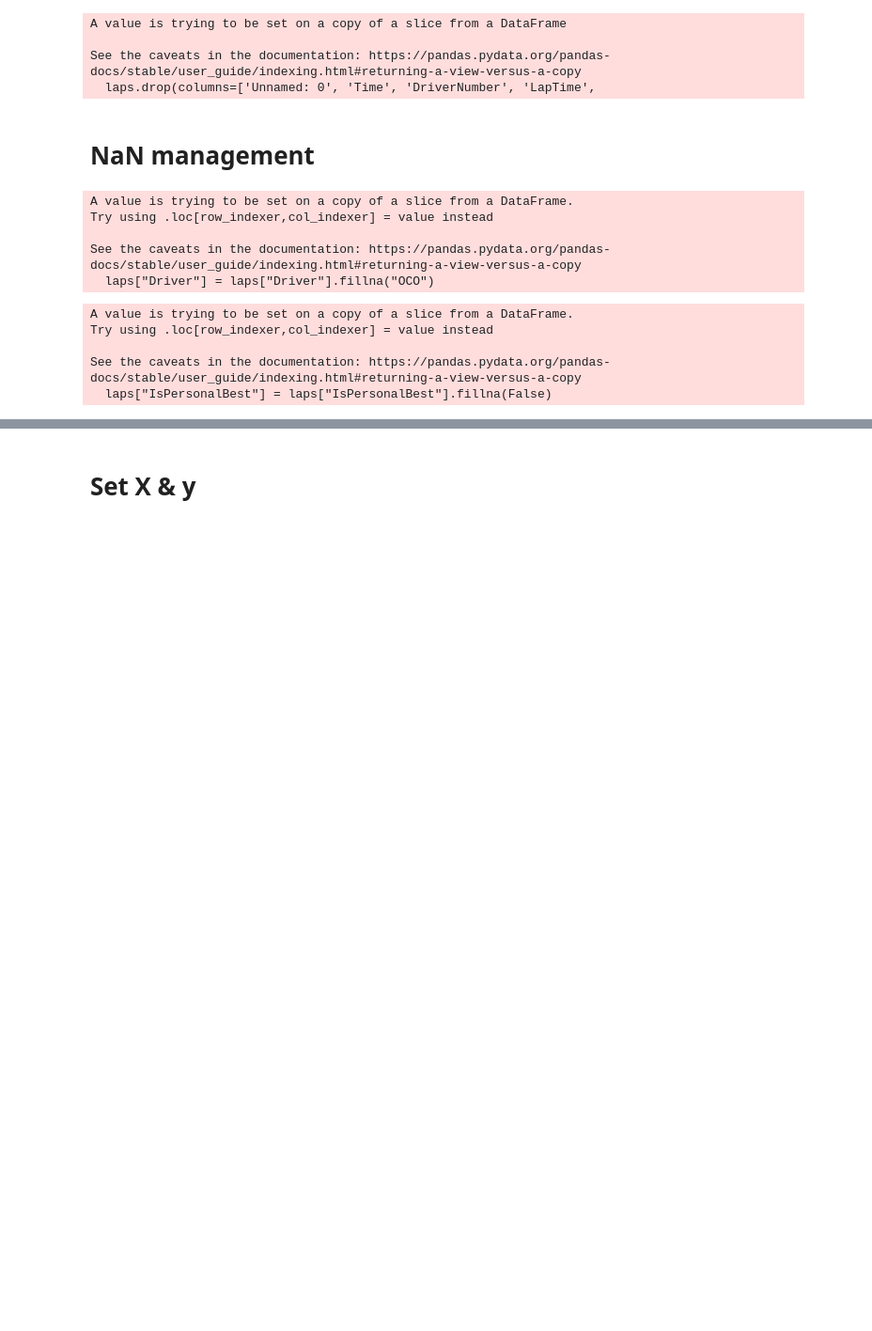
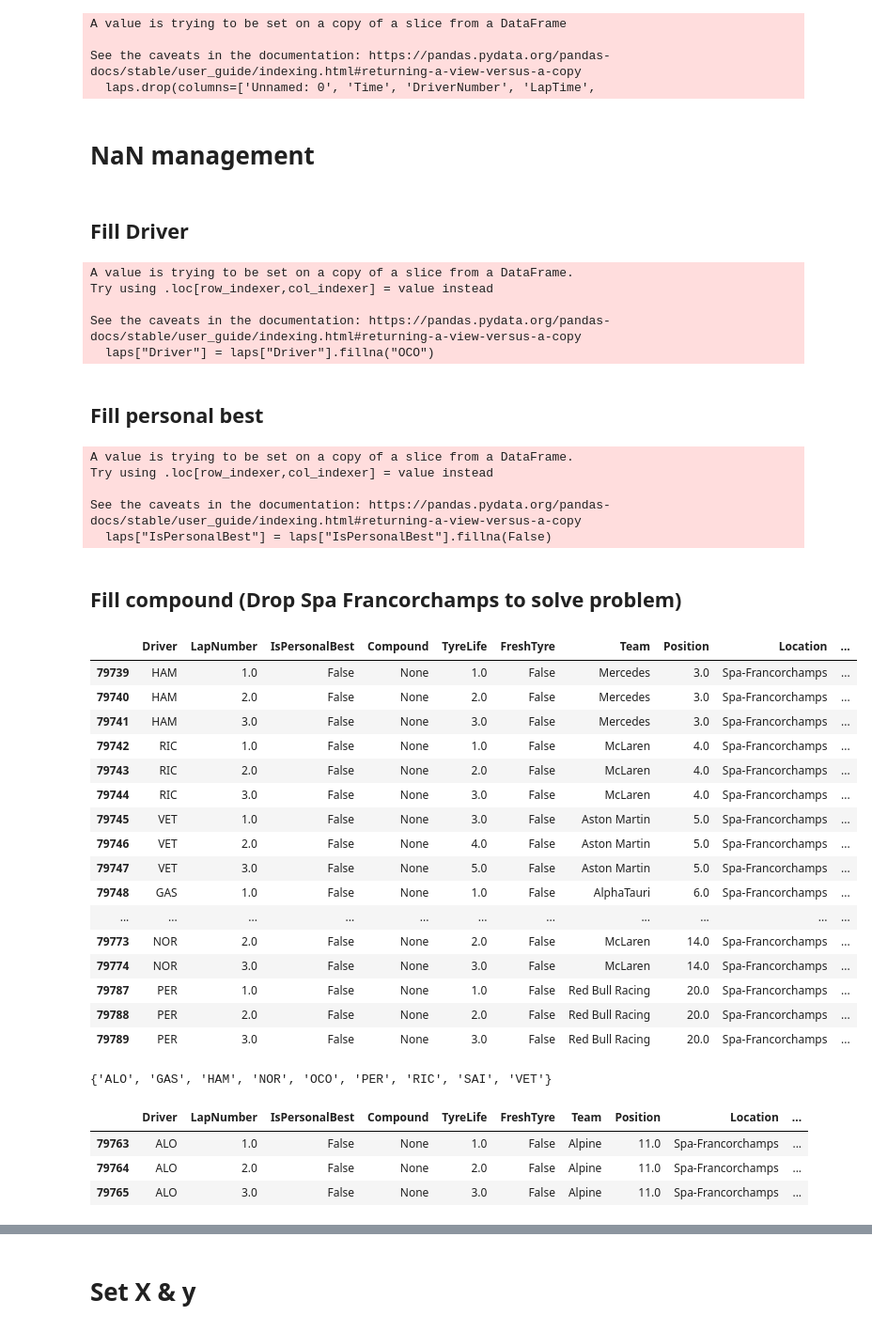
Before and after one commit to le-dav/f1-binottor, a Jupyter notebook: notebooks/model_trials.ipynb, the cells around one changed output, grey strips where cells are left out. Shown: that part at 94% size. Drawn from its saved outputs; the diff is of its cells as text; code cells hidden in the pictures; blank space fills up the shorter version.

```diff
--- a/notebooks/model_trials.ipynb
+++ b/notebooks/model_trials.ipynb
@@ -228,7 +232,7 @@ laps.drop(columns=['Unnamed: 0', 'Time', 'DriverNumber', 'LapTime',
        'Sector3Time', 'Sector1SessionTime', 'Sector2SessionTime',
        'Sector3SessionTime', 'SpeedI1', 'SpeedI2', 'SpeedFL', 'SpeedST',
        'LapStartTime', 'LapStartDate', 'Deleted',
-       'DeletedReason', 'FastF1Generated', 'IsAccurate'], inplace = True)
+       'DeletedReason', 'FastF1Generated', 'IsAccurate', 'TrackStatus'], inplace = True)
 # %% [output]
 A value is trying to be set on a copy of a slice from a DataFrame
 
@@ -247,3 +251,5 @@ See the caveats in the documentation: https://pandas.pydata.org/pandas-docs/stab
+# %% [markdown]
+## Fill Driver
 # %%
 laps["Driver"] = laps["Driver"].fillna("OCO")
 # %% [output]
@@ -252,6 +258,8 @@ Try using .loc[row_indexer,col_indexer] = value instead
 
 See the caveats in the documentation: https://pandas.pydata.org/pandas-docs/stable/user_guide/indexing.html#returning-a-view-versus-a-copy
   laps["Driver"] = laps["Driver"].fillna("OCO")
+# %% [markdown]
+## Fill personal best
 # %%
 laps["IsPersonalBest"] = laps["IsPersonalBest"].fillna(False)
 # %% [output]
@@ -260,3 +268,37 @@ Try using .loc[row_indexer,col_indexer] = value instead
 
 See the caveats in the documentation: https://pandas.pydata.org/pandas-docs/stable/user_guide/indexing.html#returning-a-view-versus-a-copy
   laps["IsPersonalBest"] = laps["IsPersonalBest"].fillna(False)
+# %% [markdown]
+## Fill compound (Drop Spa Francorchamps to solve problem)
+# %%
+laps[laps["Compound"].isna()]
+# %% [output]
+|  | Driver | LapNumber | IsPersonalBest | Compound | TyreLife | FreshTyre | Team | Position | Location | ... |
+| 79739 | HAM | 1.0 | False | None | 1.0 | False | Mercedes | 3.0 | Spa-Francorchamps | ... |
+| 79740 | HAM | 2.0 | False | None | 2.0 | False | Mercedes | 3.0 | Spa-Francorchamps | ... |
+| 79741 | HAM | 3.0 | False | None | 3.0 | False | Mercedes | 3.0 | Spa-Francorchamps | ... |
+| 79742 | RIC | 1.0 | False | None | 1.0 | False | McLaren | 4.0 | Spa-Francorchamps | ... |
+| 79743 | RIC | 2.0 | False | None | 2.0 | False | McLaren | 4.0 | Spa-Francorchamps | ... |
+| 79744 | RIC | 3.0 | False | None | 3.0 | False | McLaren | 4.0 | Spa-Francorchamps | ... |
+| 79745 | VET | 1.0 | False | None | 3.0 | False | Aston Martin | 5.0 | Spa-Francorchamps | ... |
+| 79746 | VET | 2.0 | False | None | 4.0 | False | Aston Martin | 5.0 | Spa-Francorchamps | ... |
+| 79747 | VET | 3.0 | False | None | 5.0 | False | Aston Martin | 5.0 | Spa-Francorchamps | ... |
+| 79748 | GAS | 1.0 | False | None | 1.0 | False | AlphaTauri | 6.0 | Spa-Francorchamps | ... |
+| ... | ... | ... | ... | ... | ... | ... | ... | ... | ... | ... |
+| 79773 | NOR | 2.0 | False | None | 2.0 | False | McLaren | 14.0 | Spa-Francorchamps | ... |
+| 79774 | NOR | 3.0 | False | None | 3.0 | False | McLaren | 14.0 | Spa-Francorchamps | ... |
+| 79787 | PER | 1.0 | False | None | 1.0 | False | Red Bull Racing | 20.0 | Spa-Francorchamps | ... |
+| 79788 | PER | 2.0 | False | None | 2.0 | False | Red Bull Racing | 20.0 | Spa-Francorchamps | ... |
+| 79789 | PER | 3.0 | False | None | 3.0 | False | Red Bull Racing | 20.0 | Spa-Francorchamps | ... |
+# %%
+driver_missing_compound = laps[laps["Compound"].isna()].Driver
+set(driver_missing_compound)
+# %% [output]
+{'ALO', 'GAS', 'HAM', 'NOR', 'OCO', 'PER', 'RIC', 'SAI', 'VET'}
+# %%
+laps[(laps["Driver"] == "ALO") & (laps["Location"] == "Spa-Francorchamps") & (laps["Year"] == 2021)]
+# %% [output]
+|  | Driver | LapNumber | IsPersonalBest | Compound | TyreLife | FreshTyre | Team | Position | Location | ... |
+| 79763 | ALO | 1.0 | False | None | 1.0 | False | Alpine | 11.0 | Spa-Francorchamps | ... |
+| 79764 | ALO | 2.0 | False | None | 2.0 | False | Alpine | 11.0 | Spa-Francorchamps | ... |
+| 79765 | ALO | 3.0 | False | None | 3.0 | False | Alpine | 11.0 | Spa-Francorchamps | ... |
```
Also changed, not shown: parts of 43 cells of this notebook.
